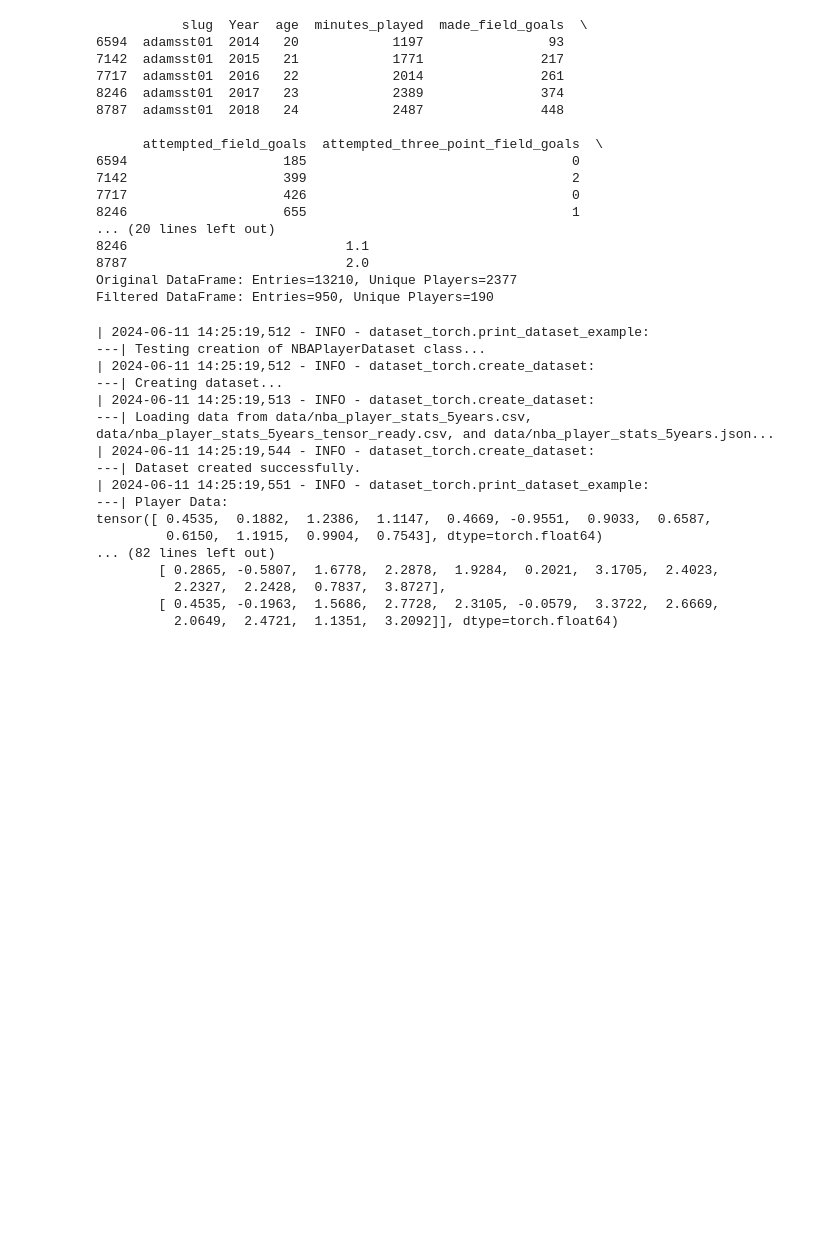
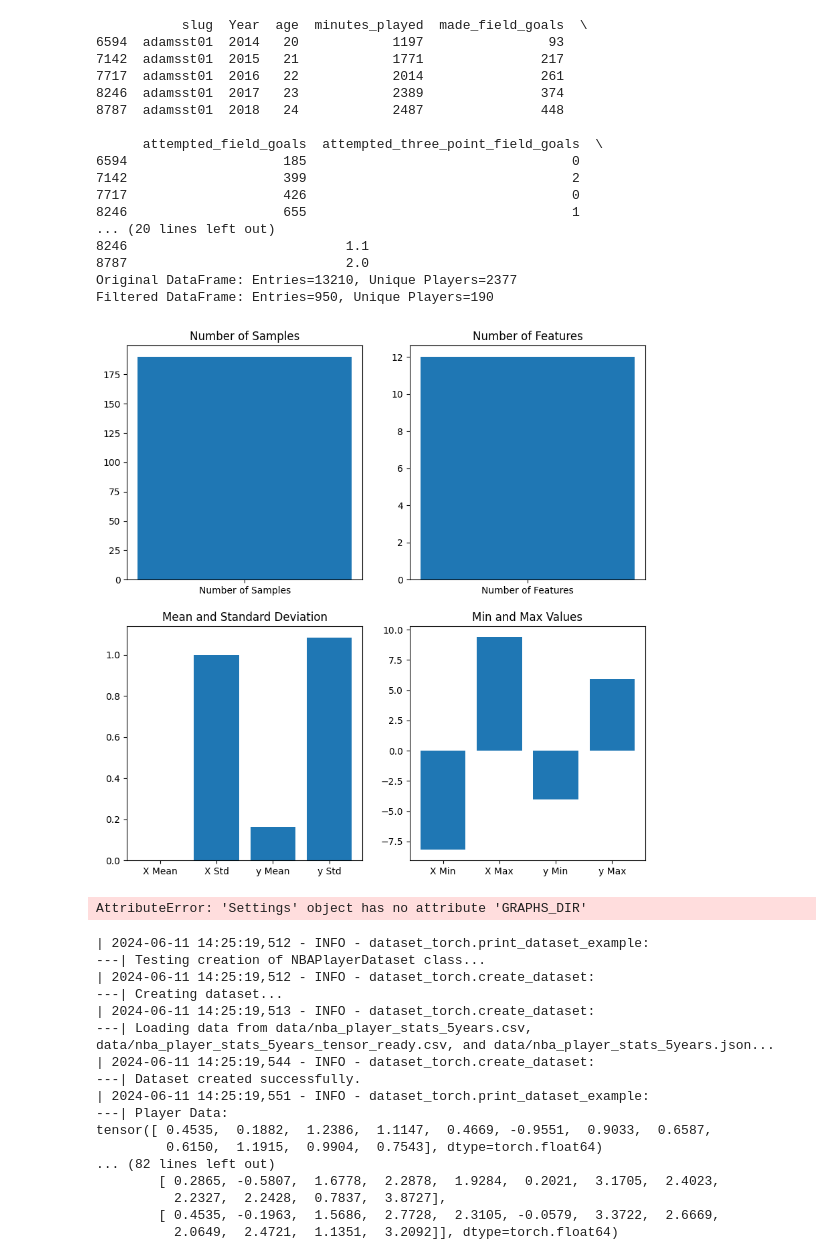
Before and after one commit to ahernandezjr/nba_analytics, a Jupyter notebook: main_ipynb.ipynb, the cells around one changed output. Cells and saved outputs as stored; diff of their text form; code cells hidden in the pictures; blank space fills up the shorter version.

```diff
--- a/main_ipynb.ipynb
+++ b/main_ipynb.ipynb
@@ -89,4 +89,11 @@ dp.print_summary(df, df_filtered)
 8787                            2.0
 Original DataFrame: Entries=13210, Unique Players=2377
 Filtered DataFrame: Entries=950, Unique Players=190
+# %%
+from src.dataset import analytics as an
+
+an.create_graphs()
+# %% [output]
+[figure, added]
+AttributeError: 'Settings' object has no attribute 'GRAPHS_DIR'
 # %%
```
Also changed, not shown: parts of 5 cells of this notebook, 11 other files.
